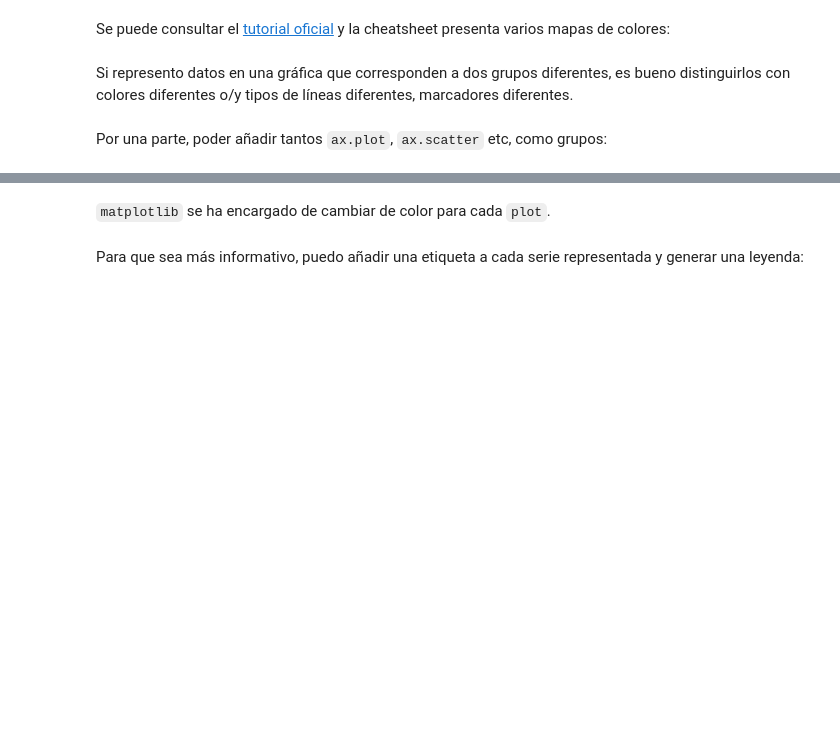
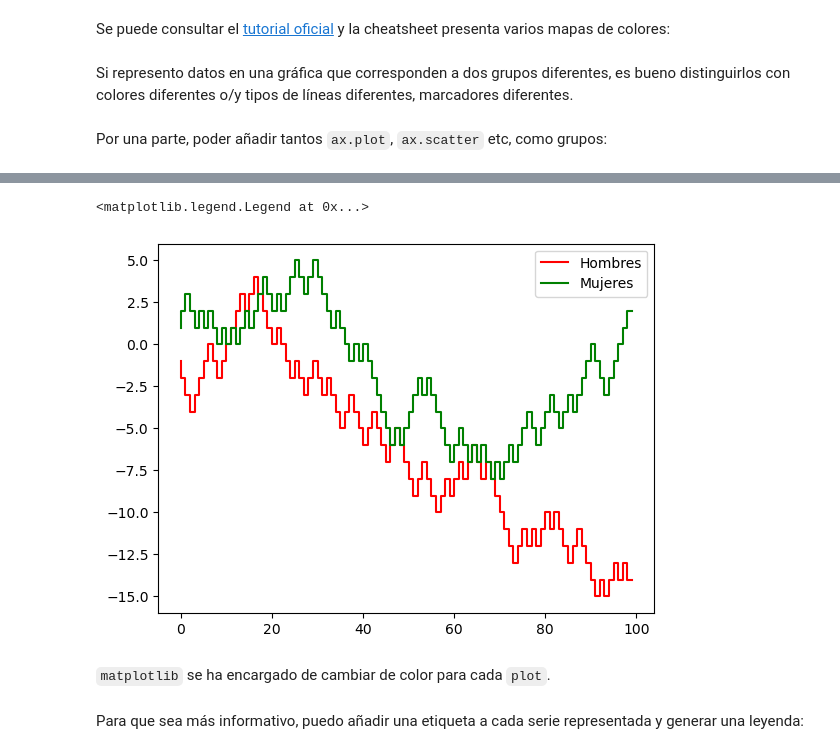
Before and after one commit to Antoniogins/IntroductionToDataScience, a Jupyter notebook: src/05-visualizar-con-graficas/explicaciones-visualizacion_matplotlib.ipynb, the cells around one changed output, grey strips where cells are left out. Saved outputs shown, nothing was run; the diff lists cells and outputs as text; code cells hidden in the pictures; blank space fills up the shorter version.

```diff
--- a/src/05-visualizar-con-graficas/explicaciones-visualizacion_matplotlib.ipynb
+++ b/src/05-visualizar-con-graficas/explicaciones-visualizacion_matplotlib.ipynb
@@ -216,3 +234,13 @@ display.Image('https://multimediarepository.blob.core.windows.net/imagecontainer
 Si represento datos en una gráfica que corresponden a dos grupos diferentes, es bueno distinguirlos con colores diferentes o/y tipos de líneas diferentes, marcadores diferentes.
 # %% [markdown]
 Por una parte, poder añadir tantos `ax.plot`, `ax.scatter` etc, como grupos:
+# %%
+from numpy.random import default_rng
+rng = default_rng(31415)
+df = pd.DataFrame(
+    {
+        "H": 2 * rng.integers(low=0, high=2, size=100) - 1,
+        "M": 2 * rng.integers(low=0, high=2, size=100) - 1,
+    }
+).cumsum()
+df
@@ -219,3 +261,11 @@ Por una parte, poder añadir tantos `ax.plot`, `ax.scatter` etc, como grupos:
+# %%
+fix, ax = plt.subplots()
+ax.step(df.index, df["H"], label="Hombres", color="r")
+ax.step(df.index, df["M"], label="Mujeres", color="g")
+ax.legend()
+# %% [output]
+<matplotlib.legend.Legend at 0x...>
+[figure, added]
 # %% [markdown]
 `matplotlib` se ha encargado de cambiar de color para cada `plot`.
 # %% [markdown]
```
Also changed, not shown: parts of 12 cells of this notebook.
